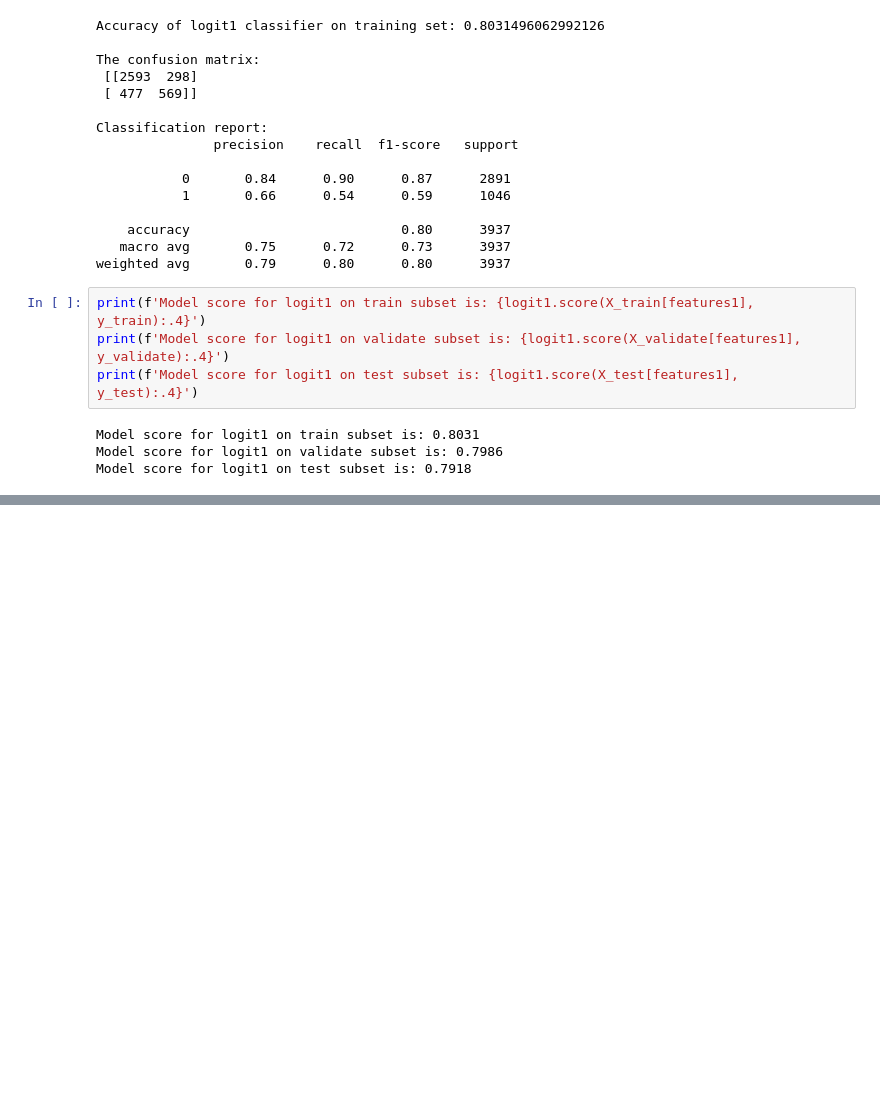
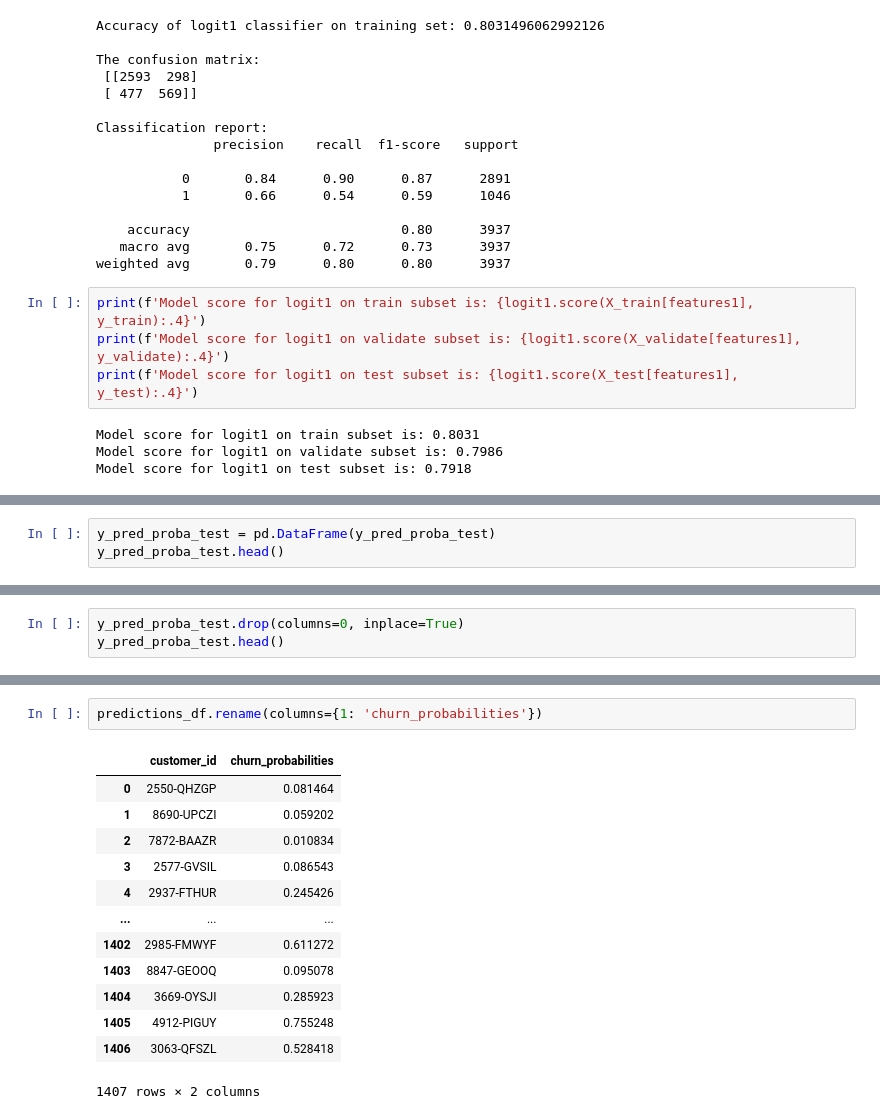
Before and after one commit to chadallen210/telco_classification_project, a Jupyter notebook: workbook.ipynb, the cells around one changed output, grey strips where cells are left out. Drawn from its saved outputs; the diff is of its cells as text; blank space fills up the shorter version.

```diff
--- a/workbook.ipynb
+++ b/workbook.ipynb
@@ -1500,0 +1520,3 @@ Model score for logit1 on test subset is: 0.7918
+# %%
+y_pred_proba_test = pd.DataFrame(y_pred_proba_test)
+y_pred_proba_test.head()
@@ -1500,0 +1530,3 @@ Model score for logit1 on test subset is: 0.7918
+# %%
+y_pred_proba_test.drop(columns=0, inplace=True)
+y_pred_proba_test.head()
@@ -1500,0 +1561,16 @@ Model score for logit1 on test subset is: 0.7918
+# %%
+predictions_df.rename(columns={1: 'churn_probabilities'})
+# %% [output]
+|  | customer_id | churn_probabilities |
+| 0 | 2550-QHZGP | 0.081464 |
+| 1 | 8690-UPCZI | 0.059202 |
+| 2 | 7872-BAAZR | 0.010834 |
+| 3 | 2577-GVSIL | 0.086543 |
+| 4 | 2937-FTHUR | 0.245426 |
+| ... | ... | ... |
+| 1402 | 2985-FMWYF | 0.611272 |
+| 1403 | 8847-GEOOQ | 0.095078 |
+| 1404 | 3669-OYSJI | 0.285923 |
+| 1405 | 4912-PIGUY | 0.755248 |
+| 1406 | 3063-QFSZL | 0.528418 |
+1407 rows × 2 columns
```
Also changed, not shown: parts of 13 cells of this notebook.
